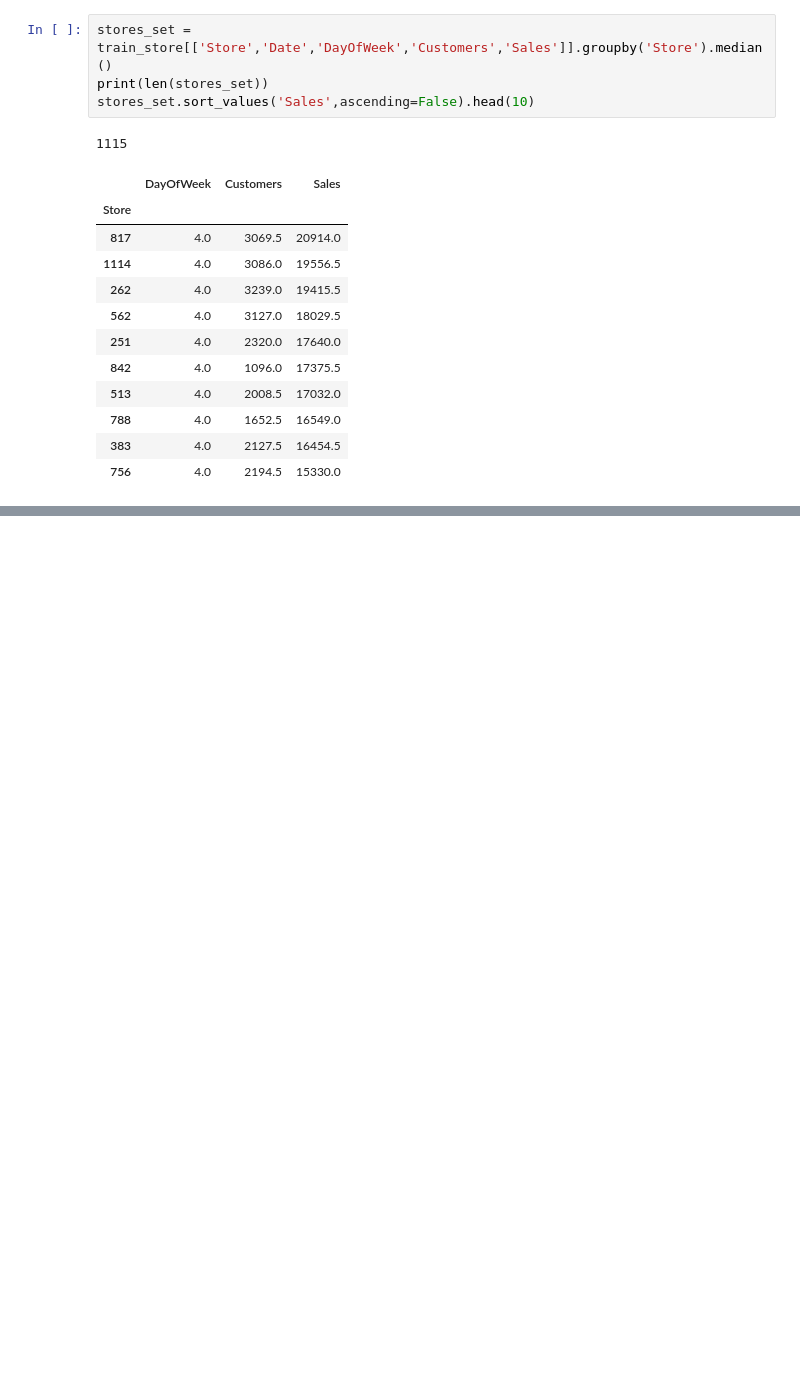
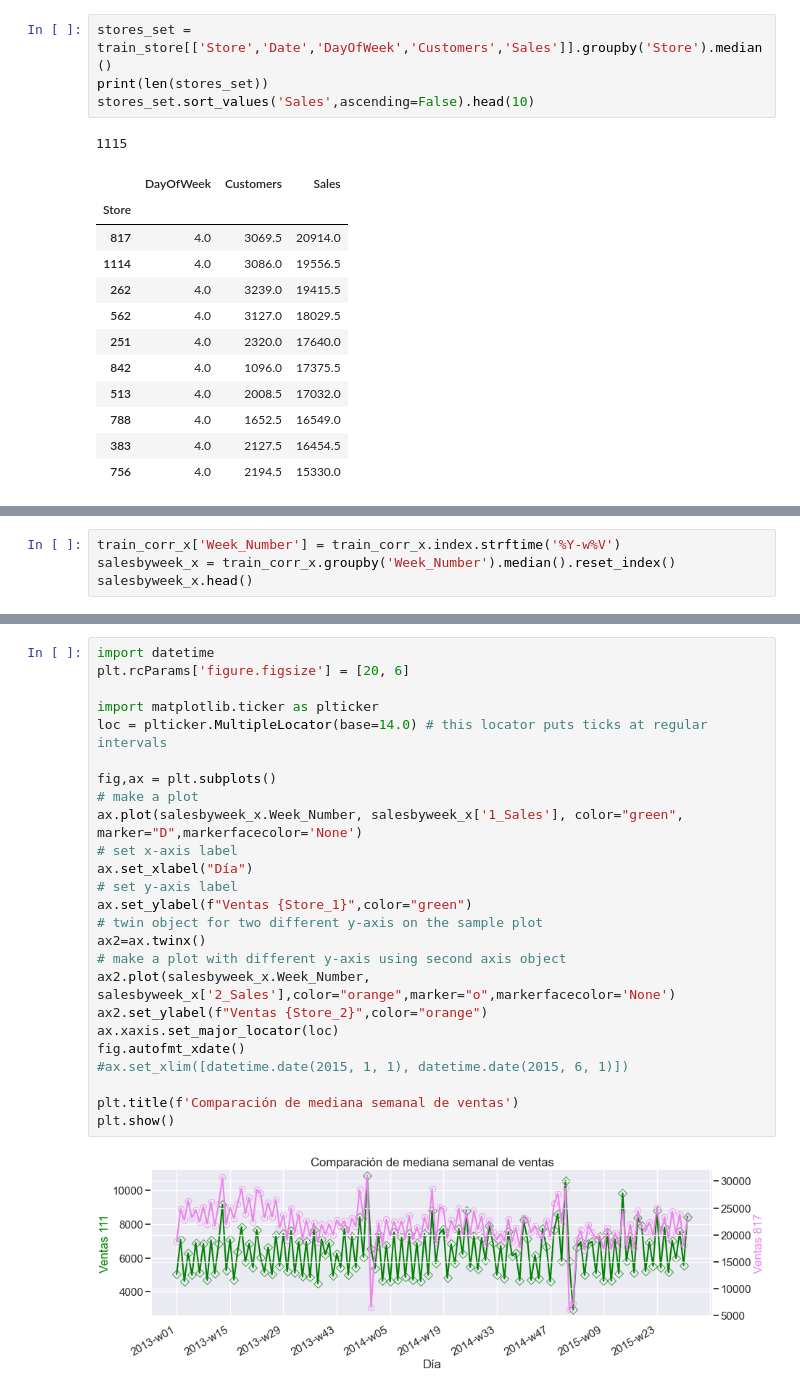
Before and after one commit to francotestori/series_temporales, a Jupyter notebook: notebooks/1_preprocess.ipynb, the cells around one changed output, grey strips where cells are left out. Saved outputs shown, nothing was run; the diff lists cells and outputs as text; blank space fills up the shorter version.

```diff
--- a/notebooks/1_preprocess.ipynb
+++ b/notebooks/1_preprocess.ipynb
@@ -1062,0 +1129,4 @@ stores_set.sort_values('Sales',ascending=False).head(10)
+# %%
+train_corr_x['Week_Number'] = train_corr_x.index.strftime('%Y-w%V')
+salesbyweek_x = train_corr_x.groupby('Week_Number').median().reset_index()
+salesbyweek_x.head()
@@ -1062,0 +1140,27 @@ stores_set.sort_values('Sales',ascending=False).head(10)
+# %%
+import datetime
+plt.rcParams['figure.figsize'] = [20, 6]
+
+import matplotlib.ticker as plticker
+loc = plticker.MultipleLocator(base=14.0) # this locator puts ticks at regular intervals
+
+fig,ax = plt.subplots()
+# make a plot
+ax.plot(salesbyweek_x.Week_Number, salesbyweek_x['1_Sales'], color="green", marker="D",markerfacecolor='None')
+# set x-axis label
+ax.set_xlabel("Día")
+# set y-axis label
+ax.set_ylabel(f"Ventas {Store_1}",color="green")
+# twin object for two different y-axis on the sample plot
+ax2=ax.twinx()
+# make a plot with different y-axis using second axis object
+ax2.plot(salesbyweek_x.Week_Number, salesbyweek_x['2_Sales'],color="orange",marker="o",markerfacecolor='None')
+ax2.set_ylabel(f"Ventas {Store_2}",color="orange")
+ax.xaxis.set_major_locator(loc)
+fig.autofmt_xdate()
+#ax.set_xlim([datetime.date(2015, 1, 1), datetime.date(2015, 6, 1)])
+
+plt.title(f'Comparación de mediana semanal de ventas')
+plt.show()
+# %% [output]
+[figure, added]
```
Also changed, not shown: parts of 8 cells of this notebook.
